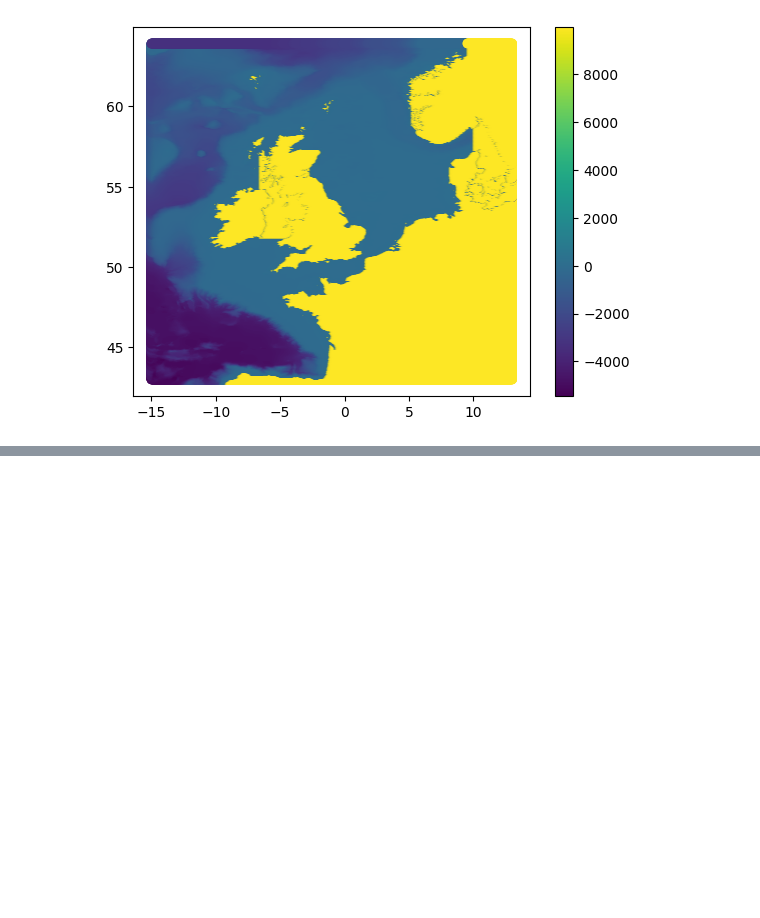
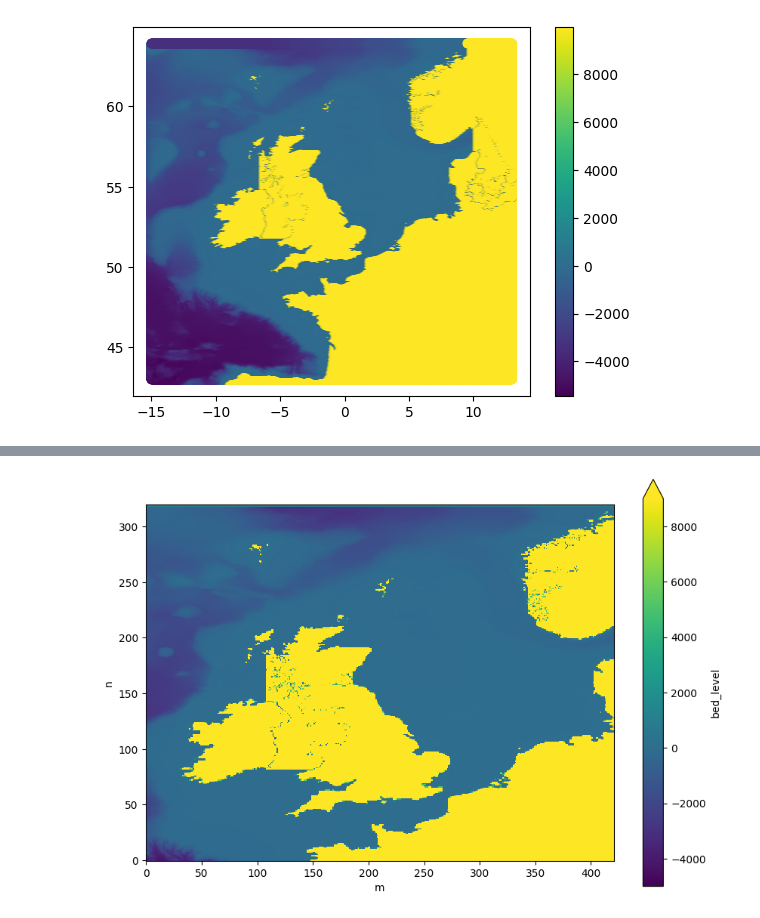
Before and after one commit to Deltares-research/cht_hurrywave, a Jupyter notebook: examples/DanielTest/02_scripts/RunHurrywave.ipynb, the cells around one changed output, grey strips where cells are left out. Saved outputs shown, nothing was run; the diff lists cells and outputs as text; code cells hidden in the pictures; blank space fills up the shorter version.

```diff
--- a/examples/DanielTest/02_scripts/RunHurrywave.ipynb
+++ b/examples/DanielTest/02_scripts/RunHurrywave.ipynb
@@ -232 +378,37 @@ hw.grid.write_msk_file()
+# %%
+old_bathy = hw.grid.ds["bed_level"].values
+
+def change_bathy(hw,surge, old_bathy, plot = True):
+    """
+    Change the bathymetry of the model based on surge or tide
+    :param hw: HurryWave object
+    :param surge: Surge value to be added to the bathymetry
+    :param old_bathy: Old bathymetry to be modified
+    :param plot: Boolean to plot the new bathymetry
+    :return: new bathymetry
+    """
+    surge = 0
+    surge = surge * -1 # Convert to bottom depth change
+
+    mask = hw.grid.ds.mask.values
+
+    # Add the surge to the bathymetry on the active grid points
+    new_bathy = old_bathy.copy()
+    new_bathy[mask == 1] = old_bathy[mask == 1] + surge
+
+    # Set the new bathymetry in the model
+    hw.grid.ds["bed_level"].values = new_bathy
+    hw.grid.write_dep_file()
+
+
+    if plot:
+        fig, ax = plt.subplots(1,1, figsize = (10,7))
+        ax.set_aspect("equal")
+        im = hw.grid.ds["bed_level"].plot(ax=ax, vmin=-5000, vmax=9000)
+
+    return new_bathy
+
+new_bathy = change_bathy(hw, surge, old_bathy)
+# %% [output]
+[figure, added]
 # %%
```
Also changed, not shown: parts of 13 cells of this notebook, 16 other files.
